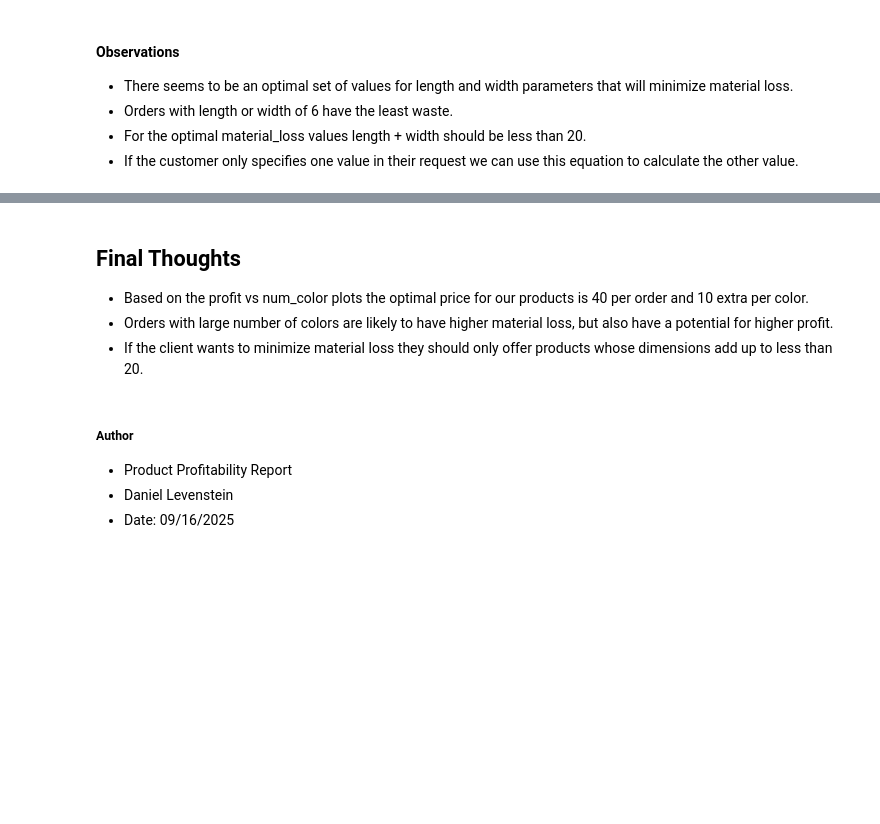
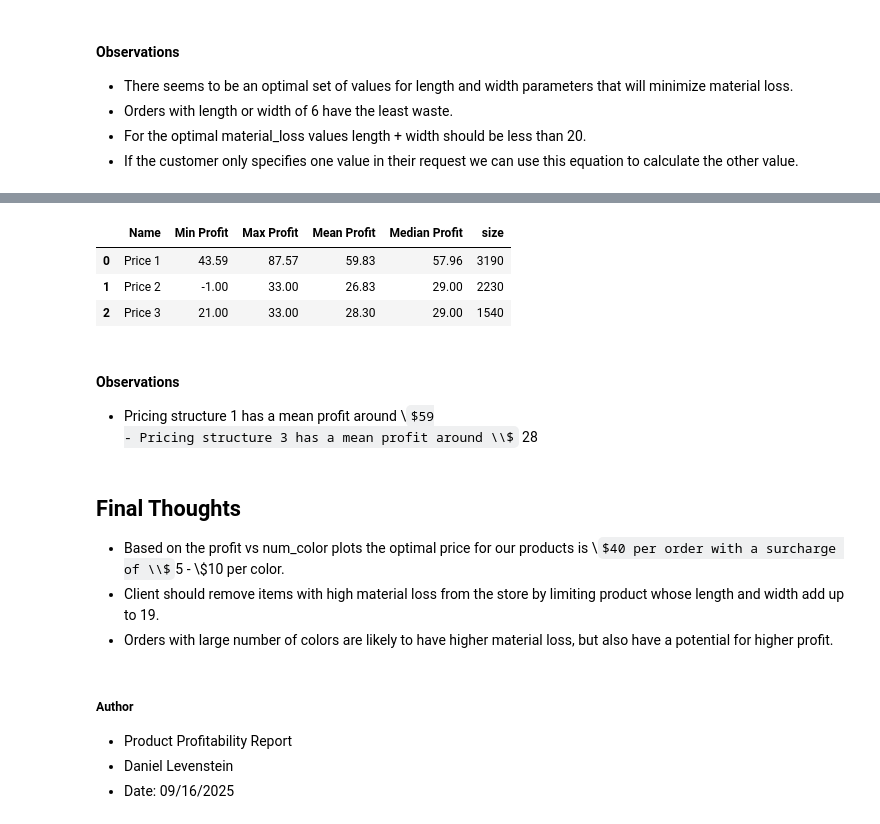
Before and after one commit to DanielLevenstein/Product_Profitability_Study, a Jupyter notebook: product_pricing.ipynb, the cells around one changed output, grey strips where cells are left out. Cells and saved outputs as stored; diff of their text form; code cells hidden in the pictures; some formulas as TeX source; blank space fills up the shorter version.

```diff
--- a/product_pricing.ipynb
+++ b/product_pricing.ipynb
@@ -254,8 +299,33 @@ plt.savefig("images/ideal_dimensions_using_material_loss.png")
+# %%
+#pricing_chart stats
+df_price1.name="Price 1"
+df_price2.name="Price 2"
+df_price3.name="Price 3"
+
+pricing_structures = [df_price1, df_price2, df_price3]
+result_headers = ['Name', 'Min Profit', 'Max Profit', 'Mean Profit', 'Median Profit', 'size']
+results = []
+for structure in pricing_structures :
+    results.append([
+        structure.name, structure.profit.min().round(2), structure.profit.max().round(2), structure.profit.mean().round(2),structure.profit.median().round(2),
+        structure.size])
+
+df_results = pd.DataFrame(results, columns=result_headers)
+df_results.head()
+# %% [output]
+|  | Name | Min Profit | Max Profit | Mean Profit | Median Profit | size |
+| 0 | Price 1 | 43.59 | 87.57 | 59.83 | 57.96 | 3190 |
+| 1 | Price 2 | -1.00 | 33.00 | 26.83 | 29.00 | 2230 |
+| 2 | Price 3 | 21.00 | 33.00 | 28.30 | 29.00 | 1540 |
+# %% [markdown]
+#### Observations
+- Pricing structure 1 has a mean profit around \\$59
+- Pricing structure 3 has a mean profit around \\$28
 # %% [markdown]
 ## Final Thoughts
-- Based on the profit vs num_color plots the optimal price for our products is 40 per order and 10 extra per color.
+- Based on the profit vs num_color plots the optimal price for our products is \\$40 per order with a surcharge of \\$5 - \\$10 per color.
+- Client should remove items with high material loss from the store by limiting product whose length and width add up to 19.
 - Orders with large number of colors are likely to have higher material loss, but also have a potential for higher profit.
-- If the client wants to minimize material loss they should only offer products whose dimensions add up to less than 20.
 # %% [markdown]
 ##### Author
 - Product Profitability Report
```
Also changed, not shown: parts of 6 cells of this notebook, 7 other files.
